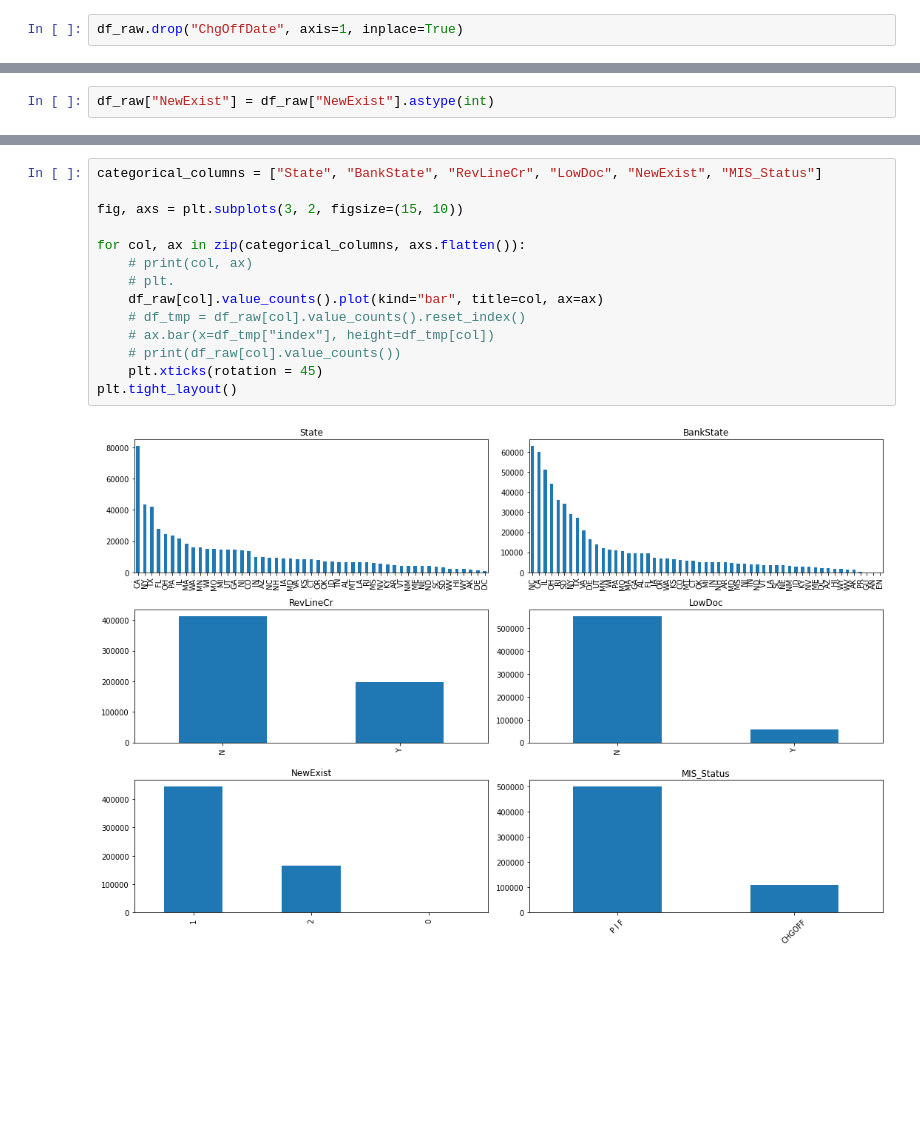
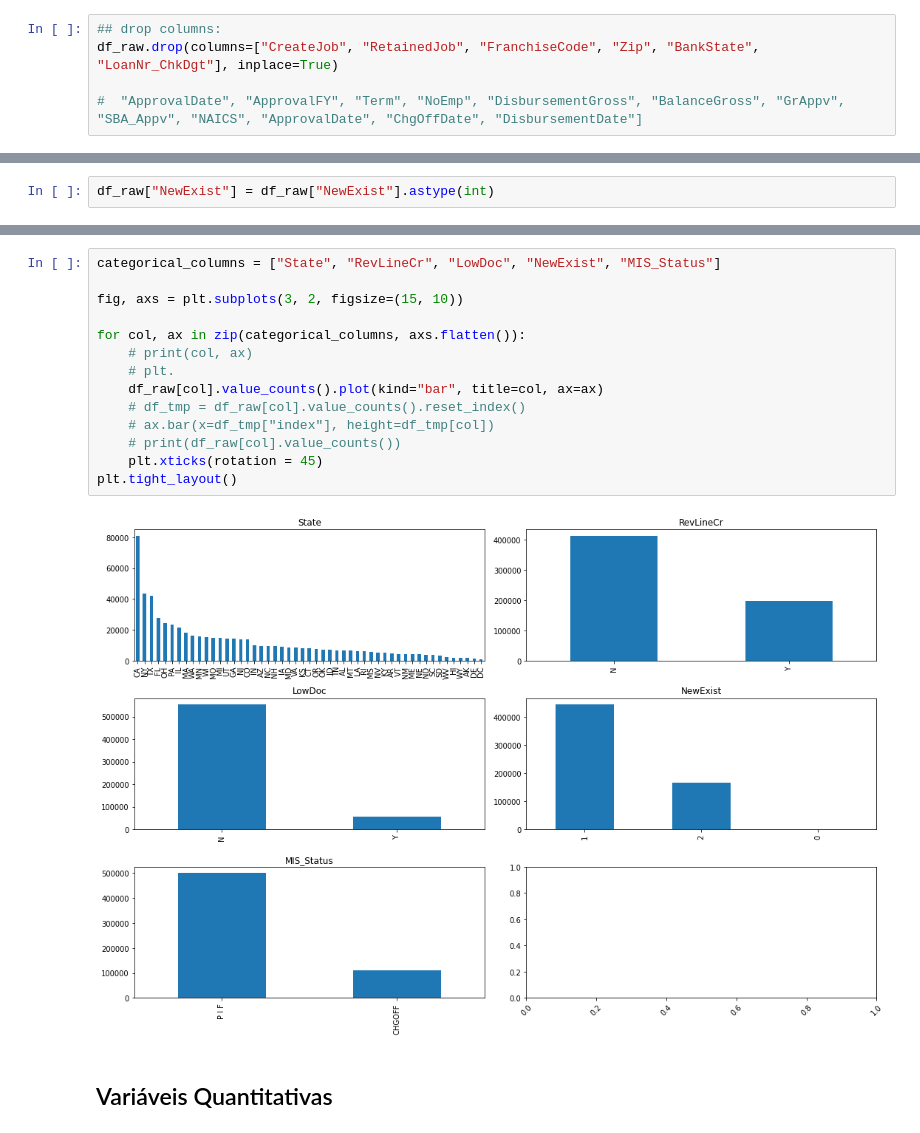
Before and after one commit to leoeiji/letscode-projeto-6, a Jupyter notebook: projeto_6.ipynb, the cells around one changed output, grey strips where cells are left out. Cells and saved outputs as stored; diff of their text form; blank space fills up the shorter version.

```diff
--- a/projeto_6.ipynb
+++ b/projeto_6.ipynb
@@ -92,8 +121,11 @@ SBA_Appv                  0
 dtype: int64
 # %%
 df_raw.dropna(subset=["Name", "City", "State", "Bank", "BankState", "NewExist", "RevLineCr", "LowDoc", "DisbursementDate", "MIS_Status"], inplace=True)
-# %%
-df_raw.drop("ChgOffDate", axis=1, inplace=True)
+# %%
+## drop columns:
+df_raw.drop(columns=["CreateJob", "RetainedJob", "FranchiseCode", "Zip", "BankState", "LoanNr_ChkDgt"], inplace=True)
+
+#  "ApprovalDate", "ApprovalFY", "Term", "NoEmp", "DisbursementGross", "BalanceGross", "GrAppv", "SBA_Appv", "NAICS", "ApprovalDate", "ChgOffDate", "DisbursementDate"]
 # %%
 df_raw.isna().sum()
 # %% [output]
@@ -134,16 +206,18 @@ df_raw["NewExist"] = df_raw["NewExist"].astype(int)
 # %%
-categorical_columns = ["State", "BankState", "RevLineCr", "LowDoc", "NewExist", "MIS_Status"]
+categorical_columns = ["State", "RevLineCr", "LowDoc", "NewExist", "MIS_Status"]
 
 fig, axs = plt.subplots(3, 2, figsize=(15, 10))
 
 for col, ax in zip(categorical_columns, axs.flatten()):
     # print(col, ax)
     # plt.
     df_raw[col].value_counts().plot(kind="bar", title=col, ax=ax)
     # df_tmp = df_raw[col].value_counts().reset_index()
     # ax.bar(x=df_tmp["index"], height=df_tmp[col])
     # print(df_raw[col].value_counts())
     plt.xticks(rotation = 45)
 plt.tight_layout()
 # %% [output]
-[figure, old version]
+[figure, new version]
+# %% [markdown]
+## Variáveis Quantitativas
```
Also changed, not shown: parts of 30 cells of this notebook.
